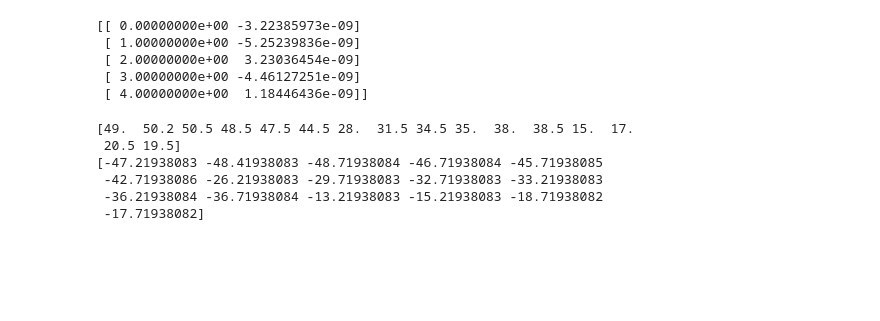
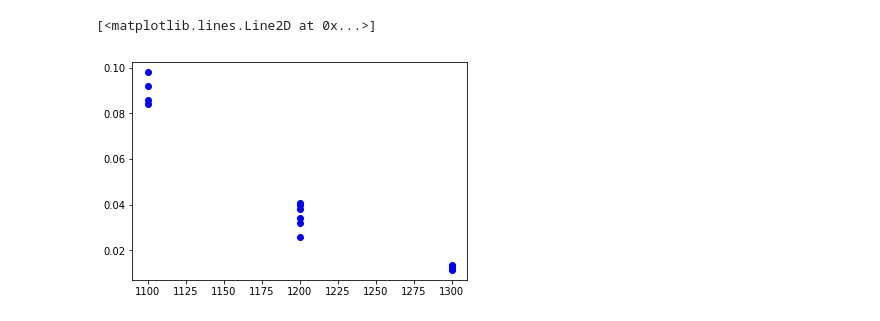
Before and after one commit to Narenman/AnalisisBayesiano, a Jupyter notebook: notebooks/reactor.ipynb, the cells around one changed output. Drawn from its saved outputs; the diff is of its cells as text; code cells hidden in the pictures; blank space fills up the shorter version.

```diff
--- a/notebooks/reactor.ipynb
+++ b/notebooks/reactor.ipynb
@@ -23,4 +23,9 @@ x2n = normalize(x2)
 x3n = normalize(x3)
 # %%
 X = np.vstack([x1, x2, x3, x1*x2, x1*x3, x2*x3, x1**2, x2**2, x3**2])
+# %%
+plt.plot(x1, x3, 'bo')
+# %% [output]
+[<matplotlib.lines.Line2D at 0x...>]
+[figure, added]
 # %%
@@ -59,21 +64,3 @@ with model:
-# %%
-print(np.concatenate((np.arange(0,Xn.shape[0])[:,np.newaxis], map_estimate['beta'][:,np.newaxis]), axis=1))
-# %% [output]
-[[ 0.00000000e+00 -3.22385973e-09]
- [ 1.00000000e+00 -5.25239836e-09]
- [ 2.00000000e+00  3.23036454e-09]
- [ 3.00000000e+00 -4.46127251e-09]
- [ 4.00000000e+00  1.18446436e-09]]
-# %%
-print(yobs)
-print(map_estimate['alpha'] + np.dot(map_estimate['beta'], Xn) - yobs)
-# %% [output]
-[49.  50.2 50.5 48.5 47.5 44.5 28.  31.5 34.5 35.  38.  38.5 15.  17.
- 20.5 19.5]
-[-47.21938083 -48.41938083 -48.71938084 -46.71938084 -45.71938085
- -42.71938086 -26.21938083 -29.71938083 -32.71938083 -33.21938083
- -36.21938084 -36.71938084 -13.21938083 -15.21938083 -18.71938082
- -17.71938082]
 # %%
 with model:
     trace = pm.sample(1000)
```
Also changed, not shown: parts of 14 cells of this notebook, 6 other files.
